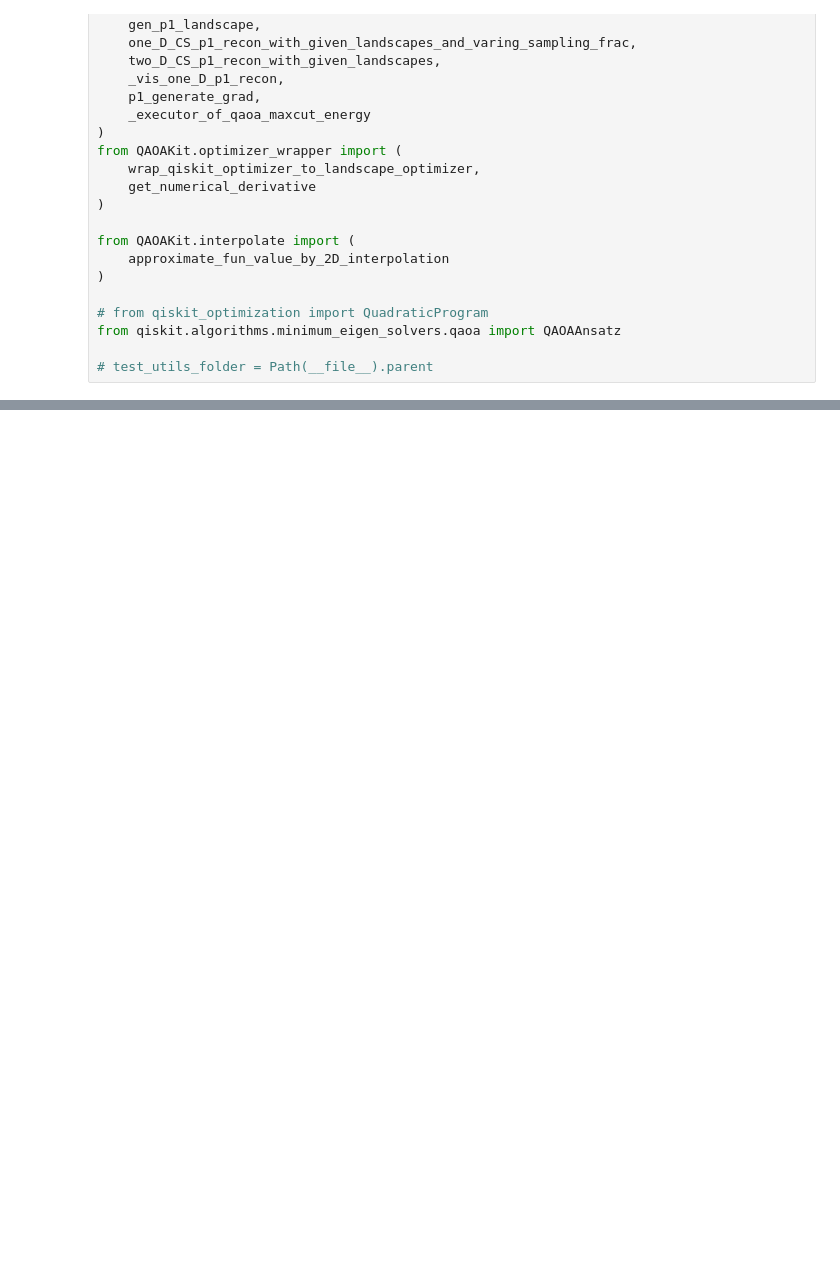
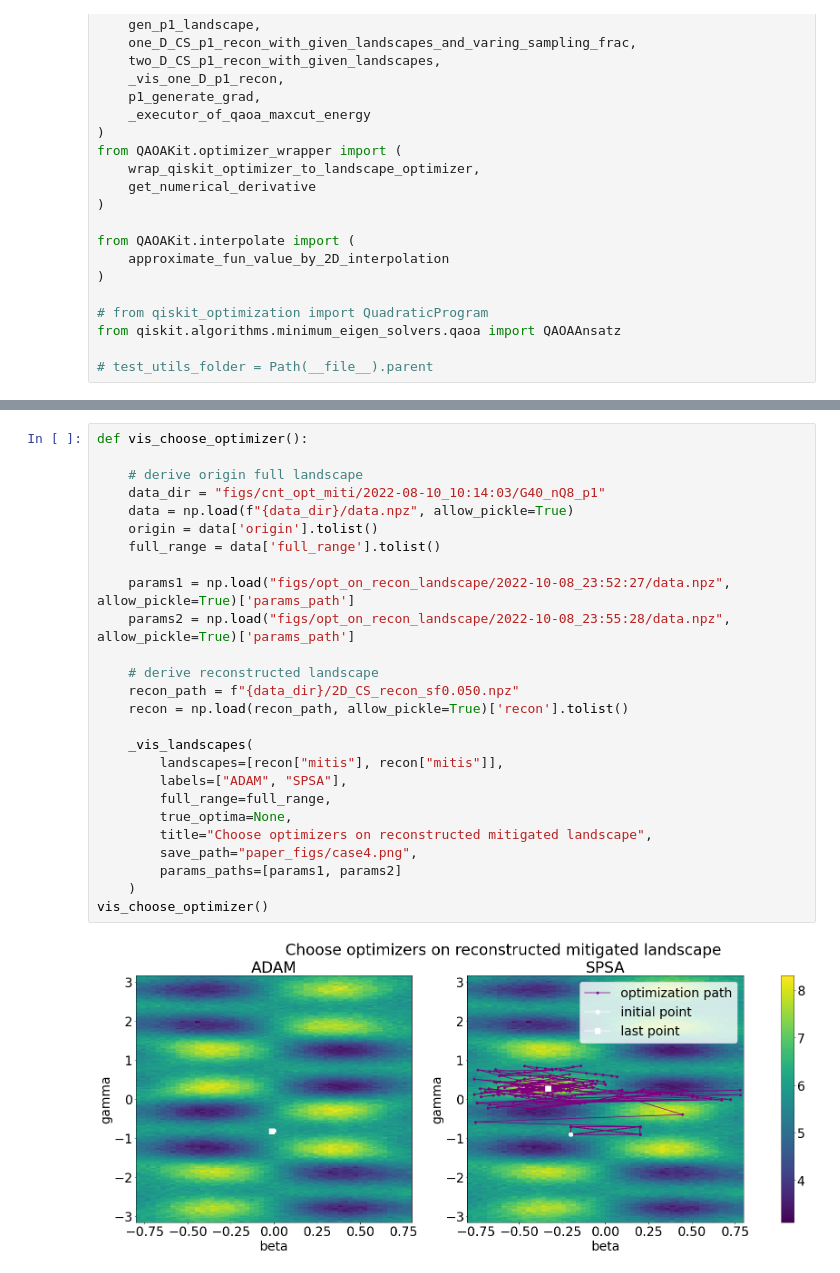
Before and after one commit to kunliu7/oscar, a Jupyter notebook: vis_figures_in_paper.ipynb, the cells around one changed output, grey strips where cells are left out. Cells and saved outputs as stored; diff of their text form; blank space fills up the shorter version.

```diff
--- a/vis_figures_in_paper.ipynb
+++ b/vis_figures_in_paper.ipynb
@@ -285,0 +366,28 @@ vis_case2()
+# %%
+def vis_choose_optimizer():
+
+    # derive origin full landscape
+    data_dir = "figs/cnt_opt_miti/2022-08-10_10:14:03/G40_nQ8_p1"
+    data = np.load(f"{data_dir}/data.npz", allow_pickle=True)
+    origin = data['origin'].tolist()
+    full_range = data['full_range'].tolist()
+
+    params1 = np.load("figs/opt_on_recon_landscape/2022-10-08_23:52:27/data.npz", allow_pickle=True)['params_path']
+    params2 = np.load("figs/opt_on_recon_landscape/2022-10-08_23:55:28/data.npz", allow_pickle=True)['params_path']
+
+    # derive reconstructed landscape
+    recon_path = f"{data_dir}/2D_CS_recon_sf0.050.npz"
+    recon = np.load(recon_path, allow_pickle=True)['recon'].tolist()
+
+    _vis_landscapes(
+        landscapes=[recon["mitis"], recon["mitis"]],
+        labels=["ADAM", "SPSA"],
+        full_range=full_range,
+        true_optima=None,
+        title="Choose optimizers on reconstructed mitigated landscape",
+        save_path="paper_figs/case4.png",
+        params_paths=[params1, params2]
+    )
+vis_choose_optimizer()
+# %% [output]
+[figure, added]
```
Also changed, not shown: parts of 6 cells of this notebook.
